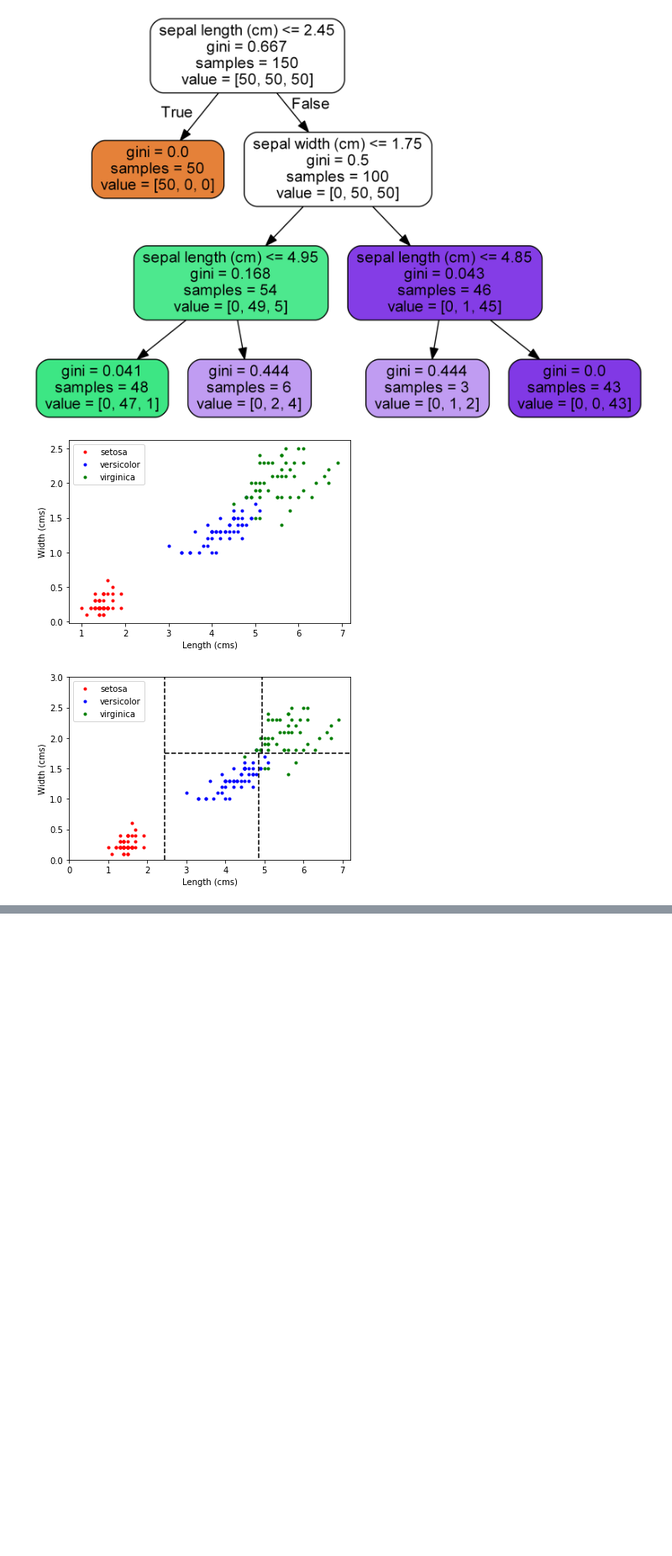
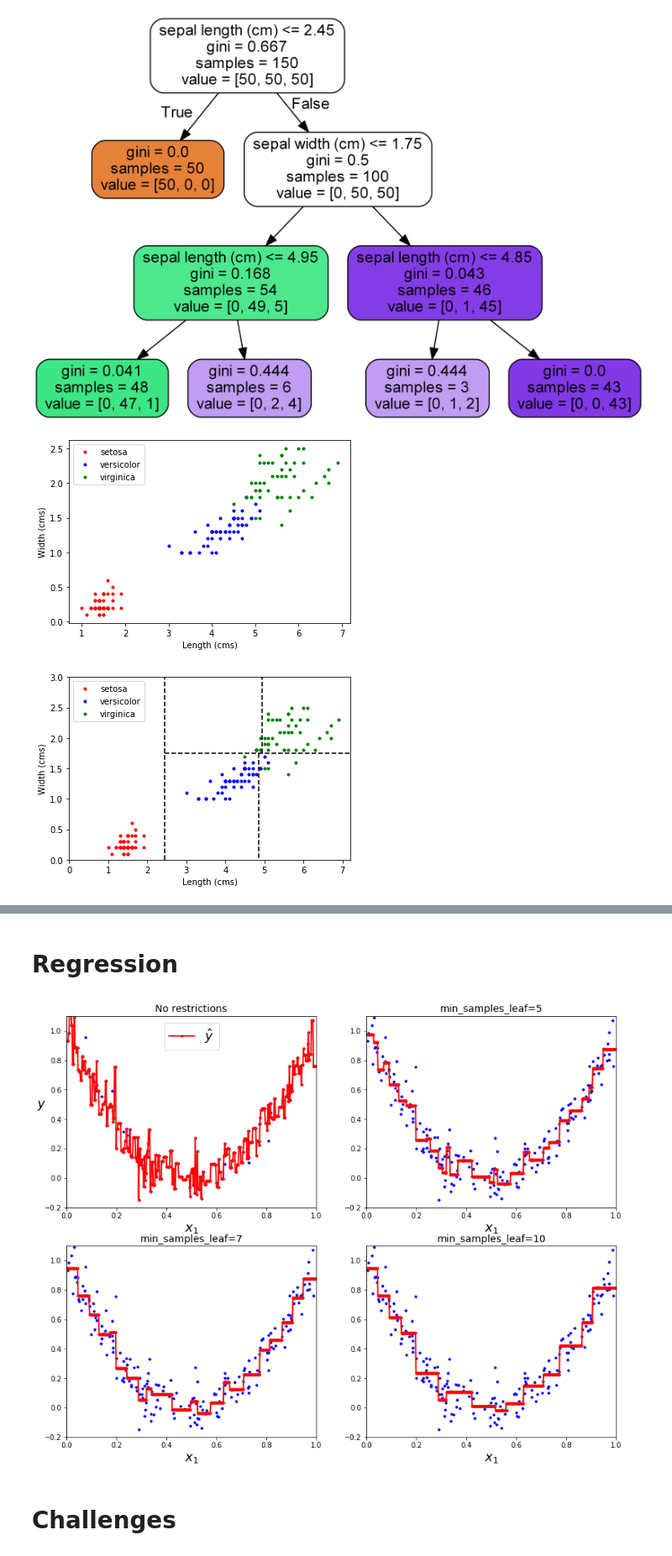
Before and after one commit to guruprasaad123/ml_for_life, a Jupyter notebook: from_scratch/decision_trees/dt.ipynb, the cells around one changed output, grey strips where cells are left out. Shown at 84% size. Drawn from its saved outputs; the diff is of its cells as text; code cells hidden in the pictures; blank space fills up the shorter version.

```diff
--- a/from_scratch/decision_trees/dt.ipynb
+++ b/from_scratch/decision_trees/dt.ipynb
@@ -253,0 +309,68 @@ plt.show()
+# %% [markdown]
+# Regression
+# %%
+
+# Quadratic training set + noise
+np.random.seed(42)
+m = 200
+X = np.random.rand(m, 1)
+y = 4 * (X - 0.5) ** 2
+y = y + np.random.randn(m, 1) / 10
+# %%
+tree_reg = DecisionTreeRegressor(random_state=42)
+tree_reg.fit(X, y)
+
+x1 = np.linspace(0, 1, 500).reshape(-1, 1)
+
+y_pred= tree_reg.predict(x1)
+
+plt.subplots(figsize=(14, 11))
+
+plt.subplot(221)
+plt.plot(X, y, "b.")
+plt.plot(x1, y_pred, "r.-", linewidth=2, label=r"$\hat{y}$")
+plt.axis([0, 1, -0.2, 1.1])
+plt.xlabel("$x_1$", fontsize=18)
+plt.ylabel("$y$", fontsize=18, rotation=0)
+plt.legend(loc="upper center", fontsize=18)
+plt.title("No restrictions", fontsize=14)
+
+tree_reg = DecisionTreeRegressor(random_state=42, min_samples_leaf=5)
+tree_reg.fit(X, y)
+y_pred = tree_reg.predict(x1)
+
+plt.subplot(222)
+plt.plot(X, y, "b.")
+plt.plot(x1, y_pred, "r.-", linewidth=2, label=r"$\hat{y}$")
+plt.axis([0, 1, -0.2, 1.1])
+plt.xlabel("$x_1$", fontsize=18)
+plt.title("min_samples_leaf={}".format(tree_reg.min_samples_leaf), fontsize=14)
+
+
+tree_reg = DecisionTreeRegressor(random_state=42, min_samples_leaf=7)
+tree_reg.fit(X, y)
+y_pred = tree_reg.predict(x1)
+
+plt.subplot(223)
+plt.plot(X, y, "b.")
+plt.plot(x1, y_pred, "r.-", linewidth=2, label=r"$\hat{y}$")
+plt.axis([0, 1, -0.2, 1.1])
+plt.xlabel("$x_1$", fontsize=18)
+plt.title("min_samples_leaf={}".format(tree_reg.min_samples_leaf), fontsize=14)
+
+tree_reg = DecisionTreeRegressor(random_state=42, min_samples_leaf=10)
+tree_reg.fit(X, y)
+y_pred = tree_reg.predict(x1)
+
+plt.subplot(224)
+plt.plot(X, y, "b.")
+plt.plot(x1, y_pred, "r.-", linewidth=2, label=r"$\hat{y}$")
+plt.axis([0, 1, -0.2, 1.1])
+plt.xlabel("$x_1$", fontsize=18)
+plt.title("min_samples_leaf={}".format(tree_reg.min_samples_leaf), fontsize=14)
+
+plt.show()
+# %% [output]
+[figure, added]
+# %% [markdown]
+# Challenges
```
Also changed, not shown: parts of 7 cells of this notebook.
